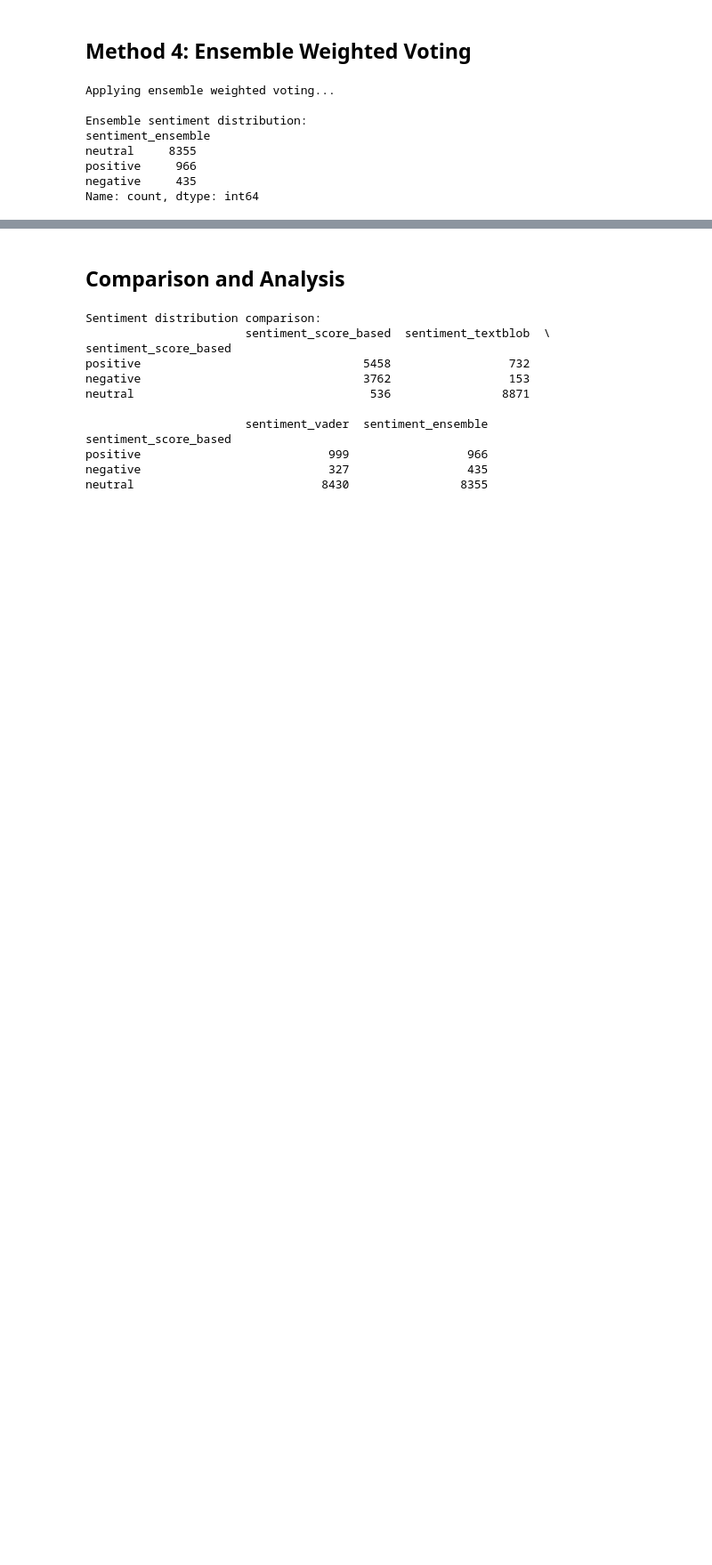
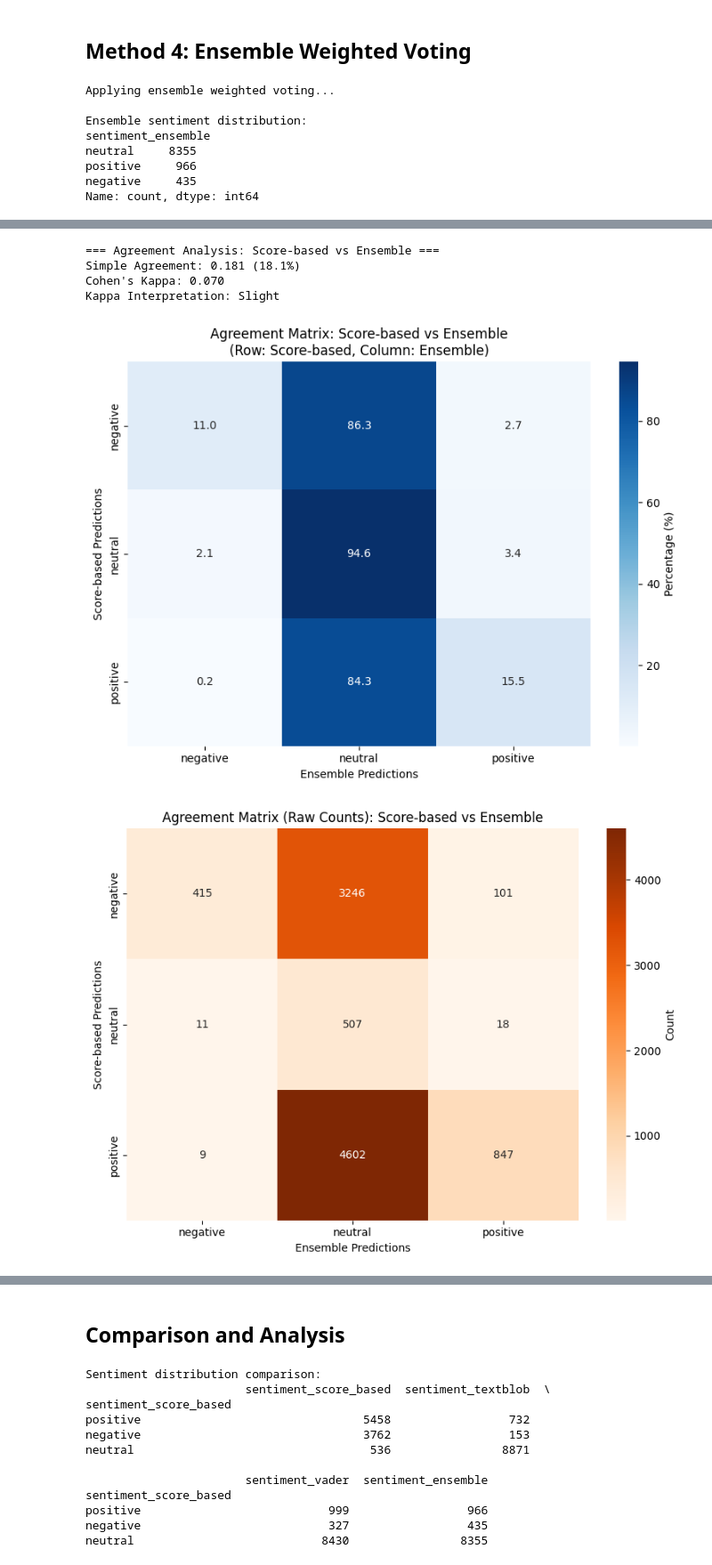
Before and after one commit to roniwahyu/python-absa-multibahasa-nusax, a Jupyter notebook: sentiment_analysis_4_methods.ipynb, the cells around one changed output, grey strips where cells are left out. Shown at 89% size. Saved outputs shown, nothing was run; the diff lists cells and outputs as text; code cells hidden in the pictures; blank space fills up the shorter version.

```diff
--- a/sentiment_analysis_4_methods.ipynb
+++ b/sentiment_analysis_4_methods.ipynb
@@ -292,0 +446,39 @@ Name: count, dtype: int64
+# %%
+# Update methods dictionary to include ensemble
+all_methods = {
+    'Score-based': df_clean['sentiment_score_based'],
+    'TextBlob': df_clean['sentiment_textblob'],
+    'VADER': df_clean['sentiment_vader'],
+    'Ensemble': df_clean['sentiment_ensemble']
+}
+
+# Calculate pairwise agreements for all methods including ensemble
+all_method_pairs = list(itertools.combinations(all_methods.keys(), 2))
+
+# Add ensemble comparisons to existing results
+for method1_name, method2_name in all_method_pairs:
+    if 'Ensemble' in [method1_name, method2_name]:  # Only calculate new pairs involving ensemble
+        method1_data = all_methods[method1_name]
+        method2_data = all_methods[method2_name]
+
+        # Calculate agreement metrics
+        agreement_metrics = calculate_agreement_metrics(
+            method1_data, method2_data, method1_name, method2_name
+        )
+
+        # Store results
+        pair_key = f"{method1_name}_vs_{method2_name}"
+        agreement_results[pair_key] = agreement_metrics
+
+        # Plot confusion matrices
+        plot_confusion_matrix(
+            agreement_metrics['confusion_matrix'],
+            method1_name, method2_name
+        )
+# %% [output]
+=== Agreement Analysis: Score-based vs Ensemble ===
+Simple Agreement: 0.181 (18.1%)
+Cohen's Kappa: 0.070
+Kappa Interpretation: Slight
+[figure, added]
+[figure, added]
```
Also changed, not shown: parts of 17 cells of this notebook, 2 other files.
